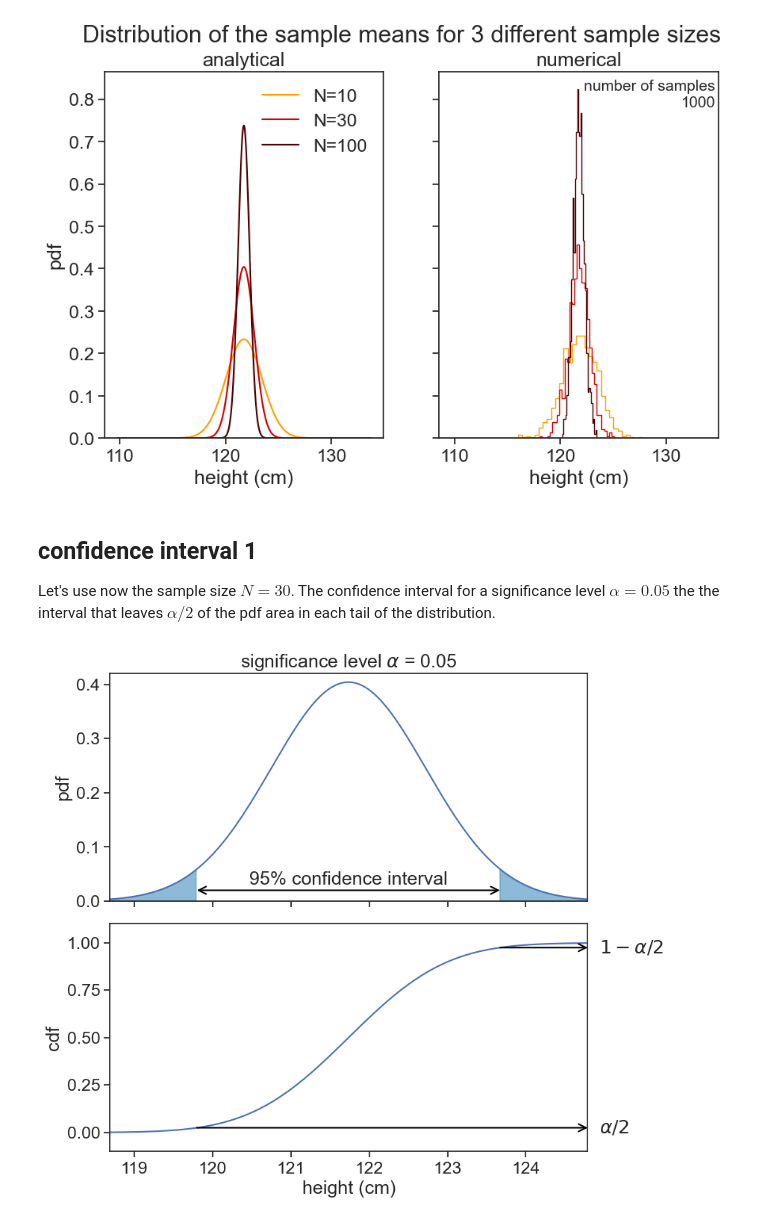
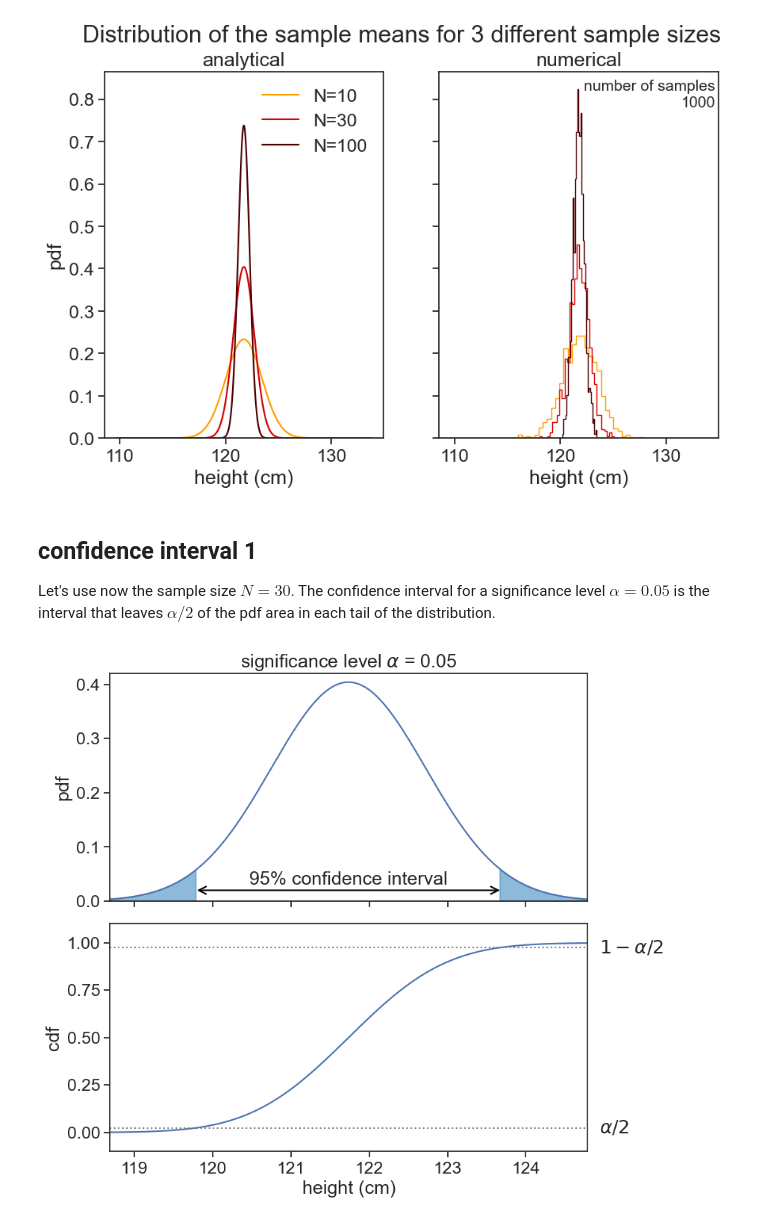
Before and after one commit to yairmau/statistics, a Jupyter notebook: confidence_interval/analytical_confidence_interval.ipynb, the cells around one changed output. Saved outputs shown, nothing was run; the diff lists cells and outputs as text; code cells hidden in the pictures.

```diff
--- a/confidence_interval/analytical_confidence_interval.ipynb
+++ b/confidence_interval/analytical_confidence_interval.ipynb
@@ -95,7 +96,7 @@ fig.suptitle(f"Distribution of the sample means for 3 different sample sizes");
 [figure]
 # %% [markdown]
 ## confidence interval 1
-Let's use now the sample size $N=30$. The confidence interval for a significance level $\alpha=0.05$ the the interval that leaves $\alpha/2$ of the pdf area in each tail of the distribution.
+Let's use now the sample size $N=30$. The confidence interval for a significance level $\alpha=0.05$ is the interval that leaves $\alpha/2$ of the pdf area in each tail of the distribution.
 # %%
 fig, ax = plt.subplots(2, 1, figsize=(8, 8), sharex=True)
 plt.subplots_adjust(left=0.1, bottom=0.1, right=0.9, top=0.9, wspace=0.0, hspace=0.1)
@@ -112,45 +113,36 @@ z_alpha_over_two_lo = np.round(norm(loc=mu_boys, scale=SE).ppf(alpha / 2), 2)
 
 
 ax[0].plot(height_list, norm(loc=mu_boys, scale=SE).pdf(height_list))
 ax[1].plot(height_list, norm(loc=mu_boys, scale=SE).cdf(height_list))
 
 ax[0].fill_between(height_list, norm(loc=mu_boys, scale=SE).pdf(height_list),
                    where=((height_list > z_alpha_over_two_hi) | (height_list < z_alpha_over_two_lo)),
                    color='tab:blue', alpha=0.5,
                    label='rejection region')
 
 ax[0].annotate(f"",
                xy=(z_alpha_over_two_hi, 0.02),
                xytext=(z_alpha_over_two_lo, 0.02),
                arrowprops=dict(arrowstyle="<->", lw=1.5, color='black', shrinkA=0.0, shrinkB=0.0),
                )
-
-ax[1].annotate(f"",
-               xy=(z_alpha_over_two_hi, norm(loc=mu_boys, scale=SE).cdf(z_alpha_over_two_hi)),
-               xytext=(h_max, norm(loc=mu_boys, scale=SE).cdf(z_alpha_over_two_hi)),
-               arrowprops=dict(arrowstyle="<-", lw=1.5, color='black', shrinkA=0.0, shrinkB=0.0),
-               )
-ax[1].annotate(f"",
-               xy=(z_alpha_over_two_lo, norm(loc=mu_boys, scale=SE).cdf(z_alpha_over_two_lo)),
-               xytext=(h_max, norm(loc=mu_boys, scale=SE).cdf(z_alpha_over_two_lo)),
-               arrowprops=dict(arrowstyle="<-", lw=1.5, color='black', shrinkA=0.0, shrinkB=0.0),
-               )
 ax[1].text(h_max+0.15, norm(loc=mu_boys, scale=SE).cdf(z_alpha_over_two_lo), r"$\alpha/2$",
            ha="left", va="center")
 ax[1].text(h_max+0.15, norm(loc=mu_boys, scale=SE).cdf(z_alpha_over_two_hi), r"$1-\alpha/2$",
            ha="left", va="center")
+ax[1].axhline(alpha/2, color='gray', linestyle=':')
+ax[1].axhline(1-alpha/2, color='gray', linestyle=':')
 ax[0].text(mu_boys, 0.03, "95% confidence interval", ha="center")
 ax[0].set(ylim=(0, 0.42),
           ylabel="pdf",
           title=r"significance level $\alpha$ = 0.05",
           )
 ax[1].set(ylim=(-0.1, 1.1),
           xlim=(h_min, h_max),
           ylabel="cdf",
           xlabel="height (cm)",
           );
 # %% [output]
-[figure, old version]
+[figure, new version]
 # %% [markdown]
 That's it. That's the whole story.
 
```
Also changed, not shown: parts of 7 cells of this notebook, 19 other files.
